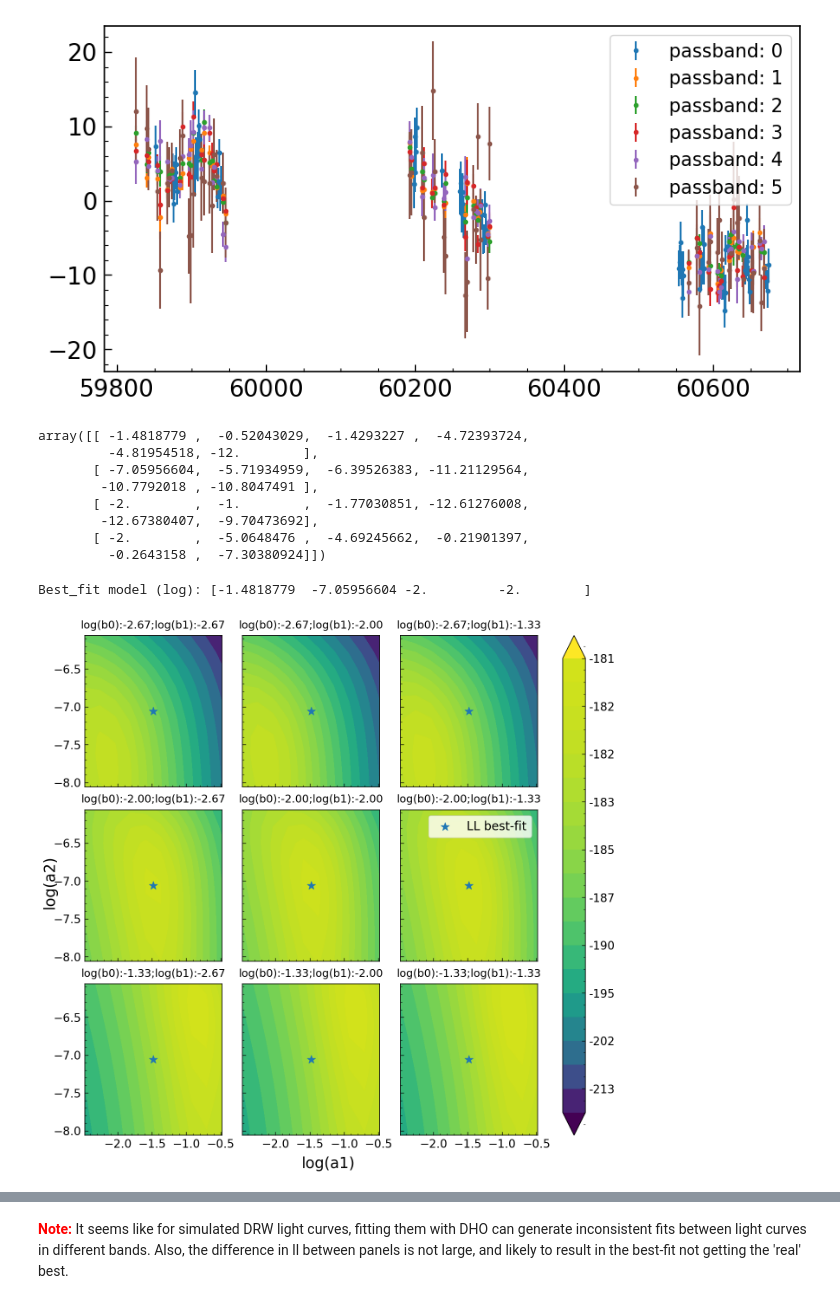
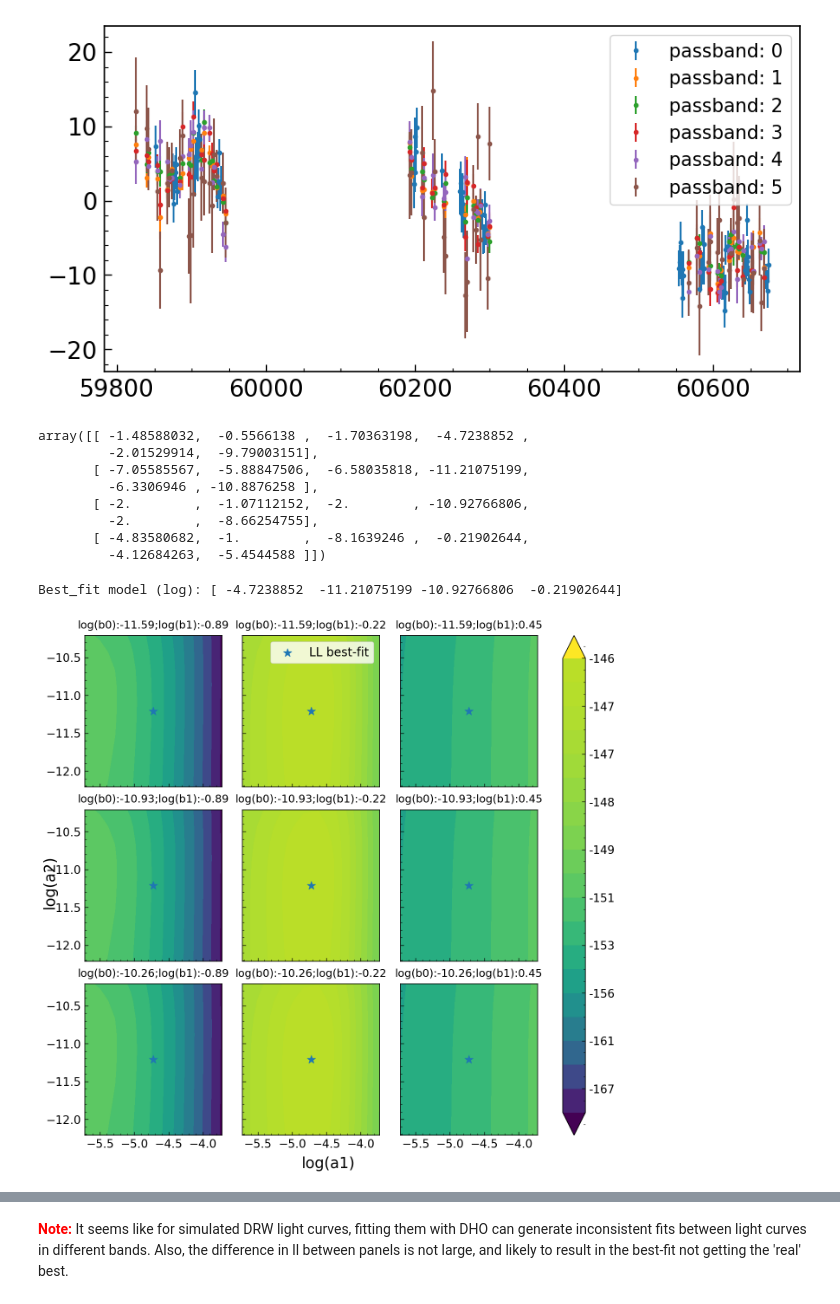
Before and after one commit to laofei177/plasticc_carma, a Jupyter notebook: notebooks/04_DHO_fit.ipynb, the cells around one changed output, grey strips where cells are left out. Cells and saved outputs as stored; diff of their text form; code cells hidden in the pictures.

```diff
--- a/notebooks/04_DHO_fit.ipynb
+++ b/notebooks/04_DHO_fit.ipynb
@@ -96,6 +96,15 @@ def neg_ll(params, y, yerr, gp):
             return -np.inf
 
     return neg_ll
+
+def dho_log_param_init():
+
+    log_a1 = np.random.uniform(-10, 1, 1)[0]
+    log_a2 = np.random.uniform(-14, -3, 1)[0]
+    log_b0 = np.random.uniform(-10, -5, 1)[0]
+    log_b1 = np.random.uniform(-10, -5, 1)[0]
+
+    return [log_a1, log_a2, log_b0, log_b1]
 # %%
 def dho_fit(lc_df, de=True, debug=False, plot=False, bounds=None):
 
@@ -202,29 +200,29 @@ plt.legend(fontsize=15)
 <matplotlib.legend.Legend at 0x...>
 [figure]
 # %%
-best_fit = dho_fit(lc)[1:].reshape((4,6))
+best_fit = dho_fit(lc, debug=False)[1:].reshape((4,6))
 np.log(best_fit)
 # %% [output]
-array([[ -1.4818779 ,  -0.52043029,  -1.4293227 ,  -4.72393724,
-         -4.81954518, -12.        ],
-       [ -7.05956604,  -5.71934959,  -6.39526383, -11.21129564,
-        -10.7792018 , -10.8047491 ],
-       [ -2.        ,  -1.        ,  -1.77030851, -12.61276008,
-        -12.67380407,  -9.70473692],
-       [ -2.        ,  -5.0648476 ,  -4.69245662,  -0.21901397,
-         -0.2643158 ,  -7.30380924]])
+array([[ -1.48588032,  -0.5566138 ,  -1.70363198,  -4.7238852 ,
+         -2.01529914,  -9.79003151],
+       [ -7.05585567,  -5.88847506,  -6.58035818, -11.21075199,
+         -6.3306946 , -10.8876258 ],
+       [ -2.        ,  -1.07112152,  -2.        , -10.92766806,
+         -2.        ,  -8.66254755],
+       [ -4.83580682,  -1.        ,  -8.1639246 ,  -0.21902644,
+         -4.12684263,  -5.4544588 ]])
 # %%
-band = 0
+band = 3
 lc_g = lc[lc.passband == band]
 kernel = DHO_term(*np.log(best_fit[:, band]))
 gp = GP(kernel, mean=np.mean(lc_g.flux))
 
 print(f'Best_fit model (log): {np.log(best_fit[:, band])}')
 rt = plot_dho_ll(lc_g.mjd.values - lc_g.mjd.values[0], lc_g.flux.values,
             lc_g.flux_err.values, best_fit[:, band], gp, neg_ll, outer_dim=3)
 # %% [output]
-Best_fit model (log): [-1.4818779  -7.05956604 -2.         -2.        ]
+Best_fit model (log): [ -4.7238852  -11.21075199 -10.92766806  -0.21902644]
-[figure, old version]
+[figure, new version]
 # %%
 for band in range(0,6):
     lc_g = lc[lc.passband == band]
```
Also changed, not shown: parts of 21 cells of this notebook, 4 other files.
